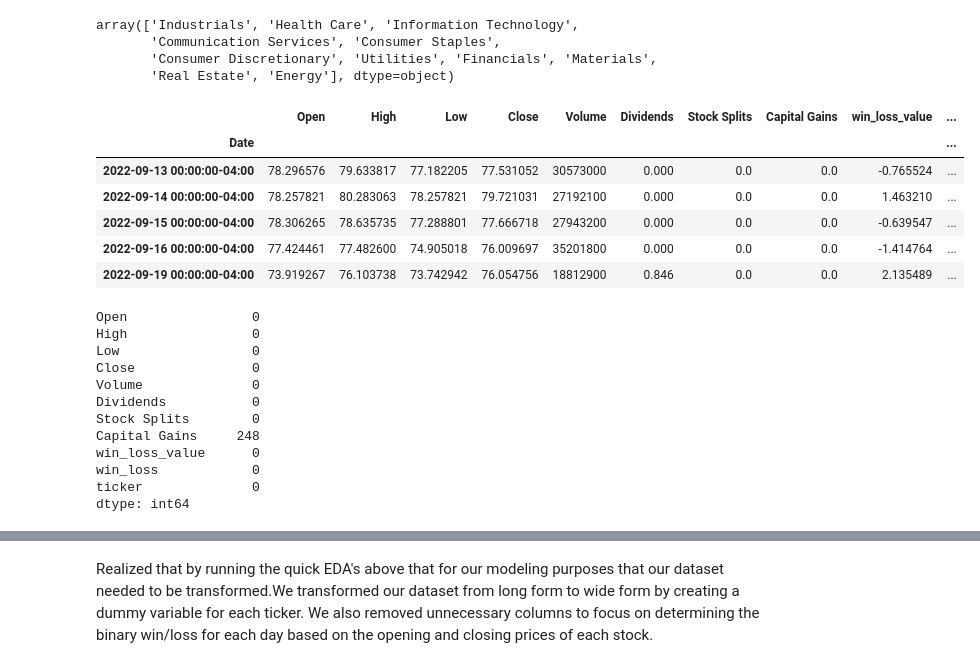
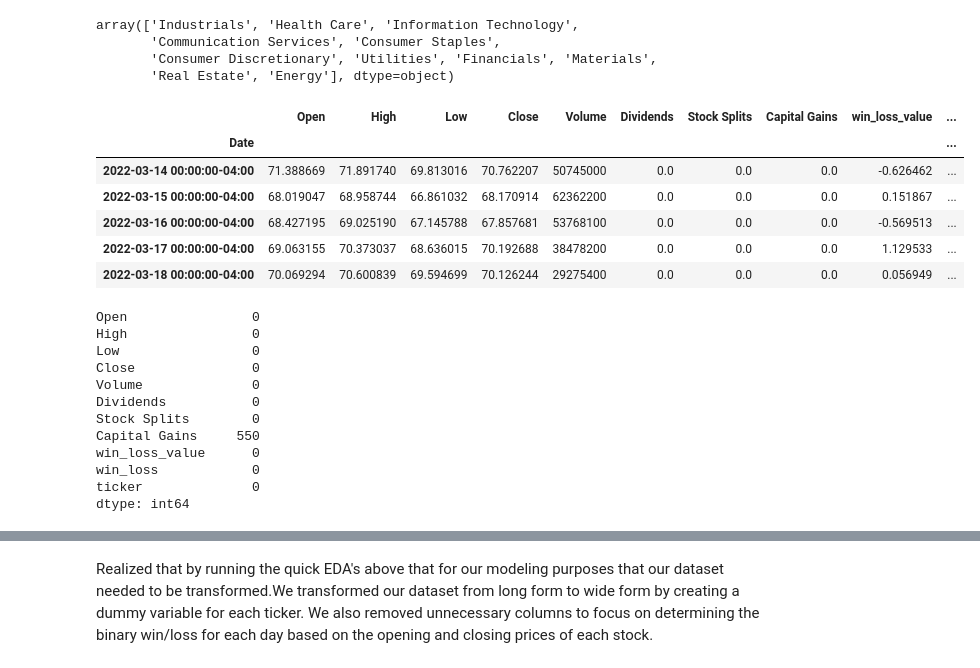
Before and after one commit to IS737StockPicker/stonks, a Jupyter notebook: Stocks_Final_Dataset.ipynb, the cells around one changed output, grey strips where cells are left out. Drawn from its saved outputs; the diff is of its cells as text; code cells hidden in the pictures.

```diff
--- a/Stocks_Final_Dataset.ipynb
+++ b/Stocks_Final_Dataset.ipynb
@@ -109,37 +109,37 @@ array(['Industrials', 'Health Care', 'Information Technology',
 # %%
 import warnings
 warnings.simplefilter(action='ignore', category=FutureWarning)
 import matplotlib.pyplot as plt
 %matplotlib inline
 import seaborn as sns
 from plotnine import *
 import yfinance as yf
 import pandas as pd
 import numpy as np
 import yfinance as yf
 from datetime import datetime
 
 stocks = ["XLE", "XLF", "XLU", "XLI", "XLK", "XLV", "XLY", "IYR", "AAPL", "XLB", "XLP", "SPY", "^DJI", "NDX"]
-end_date = end='2023-03-13'
+end_date = end='2023-04-18'
 
 Sector_Stocks = pd.DataFrame()
 
 for stock in stocks:
-    data = yf.Ticker(stock).history(start='2022-09-13', end=end_date)
+    data = yf.Ticker(stock).history(start='2022-03-14', end=end_date)
     data['win_loss_value'] = data.Close - data.Open
     data['win_loss'] = np.where(data['win_loss_value'] > 0, 1, 0)
     data['ticker'] = stock
     Sector_Stocks = Sector_Stocks.append(data)
 
 Sector_Stocks.head()
 # %% [output]
 |  | Open | High | Low | Close | Volume | Dividends | Stock Splits | Capital Gains | win_loss_value | ... |
 | Date |  |  |  |  |  |  |  |  |  | ... |
-| 2022-09-13 00:00:00-04:00 | 78.296576 | 79.633817 | 77.182205 | 77.531052 | 30573000 | 0.000 | 0.0 | 0.0 | -0.765524 | ... |
-| 2022-09-14 00:00:00-04:00 | 78.257821 | 80.283063 | 78.257821 | 79.721031 | 27192100 | 0.000 | 0.0 | 0.0 | 1.463210 | ... |
-| 2022-09-15 00:00:00-04:00 | 78.306265 | 78.635735 | 77.288801 | 77.666718 | 27943200 | 0.000 | 0.0 | 0.0 | -0.639547 | ... |
-| 2022-09-16 00:00:00-04:00 | 77.424461 | 77.482600 | 74.905018 | 76.009697 | 35201800 | 0.000 | 0.0 | 0.0 | -1.414764 | ... |
-| 2022-09-19 00:00:00-04:00 | 73.919267 | 76.103738 | 73.742942 | 76.054756 | 18812900 | 0.846 | 0.0 | 0.0 | 2.135489 | ... |
+| 2022-03-14 00:00:00-04:00 | 71.388669 | 71.891740 | 69.813016 | 70.762207 | 50745000 | 0.0 | 0.0 | 0.0 | -0.626462 | ... |
+| 2022-03-15 00:00:00-04:00 | 68.019047 | 68.958744 | 66.861032 | 68.170914 | 62362200 | 0.0 | 0.0 | 0.0 | 0.151867 | ... |
+| 2022-03-16 00:00:00-04:00 | 68.427195 | 69.025190 | 67.145788 | 67.857681 | 53768100 | 0.0 | 0.0 | 0.0 | -0.569513 | ... |
+| 2022-03-17 00:00:00-04:00 | 69.063155 | 70.373037 | 68.636015 | 70.192688 | 38478200 | 0.0 | 0.0 | 0.0 | 1.129533 | ... |
+| 2022-03-18 00:00:00-04:00 | 70.069294 | 70.600839 | 69.594699 | 70.126244 | 29275400 | 0.0 | 0.0 | 0.0 | 0.056949 | ... |
 # %%
 # Checking for missing values
 #The only nulls that are included are in the Capital Gains column which will be deleted in the consolidated dataset.
@@ -153,7 +153,7 @@ Close               0
 Volume              0
 Dividends           0
 Stock Splits        0
-Capital Gains     248
+Capital Gains     550
 win_loss_value      0
 win_loss            0
 ticker              0
```
Also changed, not shown: parts of 7 cells of this notebook.
